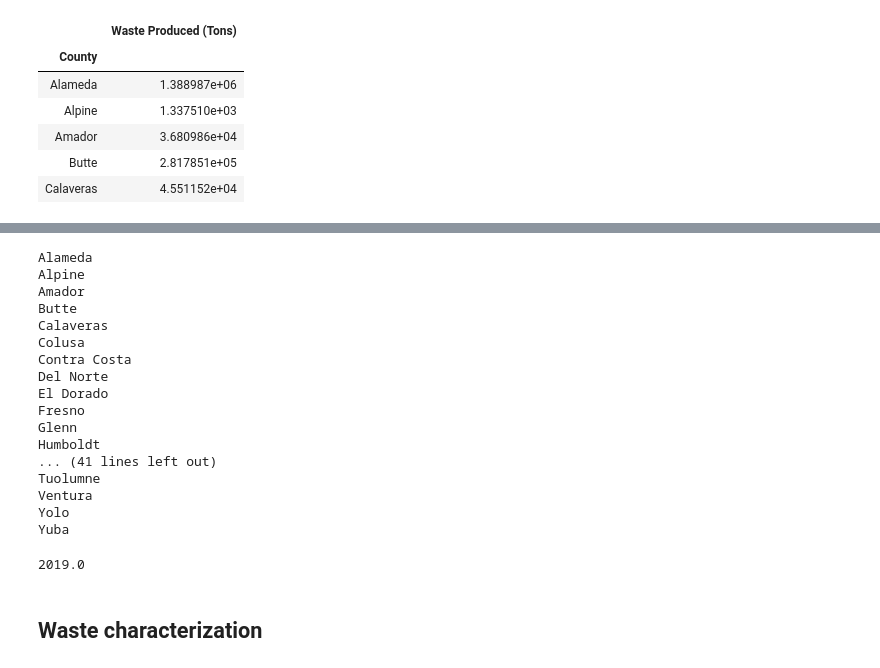
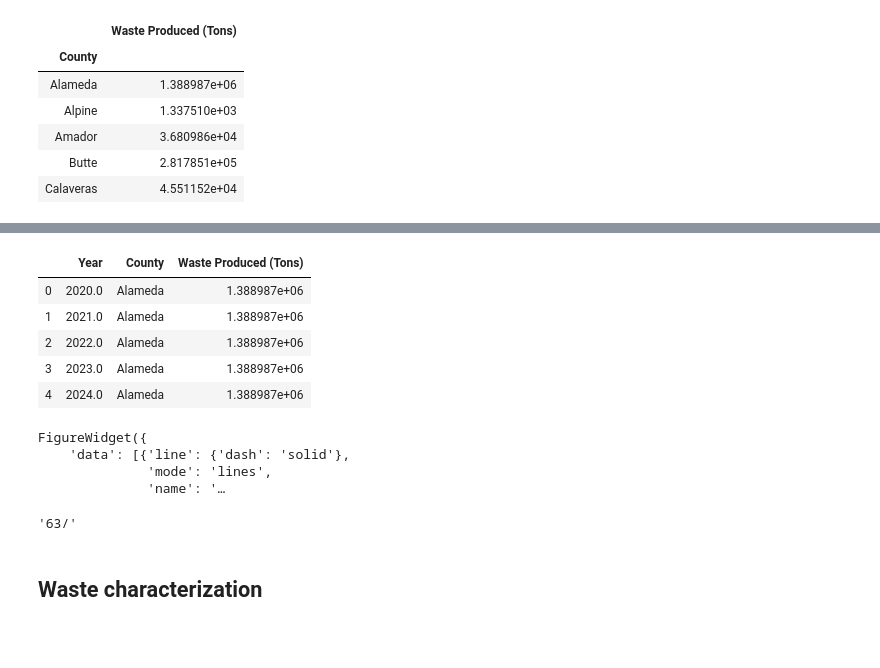
Before and after one commit to matthew-y-dong/ca-waste, a Jupyter notebook: eda/waste-data-eda.ipynb, the cells around one changed output, grey strips where cells are left out. Saved outputs shown, nothing was run; the diff lists cells and outputs as text; code cells hidden in the pictures; blank space fills up the shorter version.

Commit message:
add code to be refactored for generating plotly figures

```diff
--- a/eda/waste-data-eda.ipynb
+++ b/eda/waste-data-eda.ipynb
@@ -54,8 +54,8 @@ fig.show()
 # %% [output]
 [interactive output not drawn]
 # %%
-average_waste_produced = complete_feature_df.groupby("County").agg(np.mean)[["Waste Produced (Tons)"]]
-average_waste_produced.head()
+average_waste_produced_county = complete_feature_df.groupby("County").agg(np.mean)[["Waste Produced (Tons)"]]
+average_waste_produced_county.head()
 # %% [output]
 |  | Waste Produced (Tons) |
 | County |  |
@@ -70,26 +67,13 @@ array([2020, 2021, 2022, 2023, 2024, 2025, 2026, 2027, 2028])
-# %%
-years_to_predict = np.arange(2020, 2030)
-for county in average_waste_produced.index:
-    np.rep
-# %% [output]
-Alameda
-Alpine
-Amador
-Butte
-Calaveras
-Colusa
-Contra Costa
-Del Norte
-El Dorado
-Fresno
-Glenn
-Humboldt
-... (41 lines left out)
-Tuolumne
-Ventura
-Yolo
-Yuba
+# %%
+years_to_predict = np.arange(2020, 2030)
+for county in average_waste_produced_county.index:
+    average_waste_produced = average_waste_produced_county.loc[county, "Waste Produced (Tons)"]
+    county_name = np.repeat(county, len(years_to_predict))
+    predictions = np.repeat(average_waste_produced, len(years_to_predict))
+    df = pd.DataFrame({"Year": years_to_predict,
+                       "County": county_name,
+                       "Waste Produced (Tons)": predictions
+                      })
+    complete_feature_df = complete_feature_df.append(df)
 # %%
-complete_feature_df.Year.max()
+assert complete_feature_df.Year.max() == 2029
-# %% [output]
-2019.0
@@ -96,3 +82,33 @@ complete_feature_df.Year.max()
+# %%
+alameda = complete_feature_df[complete_feature_df.County == "Alameda"]
+observations = alameda[alameda.Year <= 2019]
+predictions = alameda[alameda.Year > 2019]
+predictions.head()
+# %% [output]
+|  | Year | County | Waste Produced (Tons) |
+| 0 | 2020.0 | Alameda | 1.388987e+06 |
+| 1 | 2021.0 | Alameda | 1.388987e+06 |
+| 2 | 2022.0 | Alameda | 1.388987e+06 |
+| 3 | 2023.0 | Alameda | 1.388987e+06 |
+| 4 | 2024.0 | Alameda | 1.388987e+06 |
+# %%
+fig = go.FigureWidget(data=[
+    go.Scatter(x=observations.Year, y=observations["Waste Produced (Tons)"],
+               mode='lines', line={'dash': 'solid'}, name="Observations"),
+    go.Scatter(x=predictions.Year, y=predictions["Waste Produced (Tons)"],
+               mode='lines', line={'dash': 'dash'}, name="Predictions")
+])
+fig
+# %% [output]
+FigureWidget({
+    'data': [{'line': {'dash': 'solid'},
+              'mode': 'lines',
+              'name': '…
+# %%
+url = py.plot(fig, filename = 'Alameda_preds', auto_open=False)
+url[-3:]
+# %% [output]
+'63/'
 # %% [markdown]
 ## Waste characterization
 # %%
```
Also changed, not shown: parts of 3 cells of this notebook, 1 other file.
